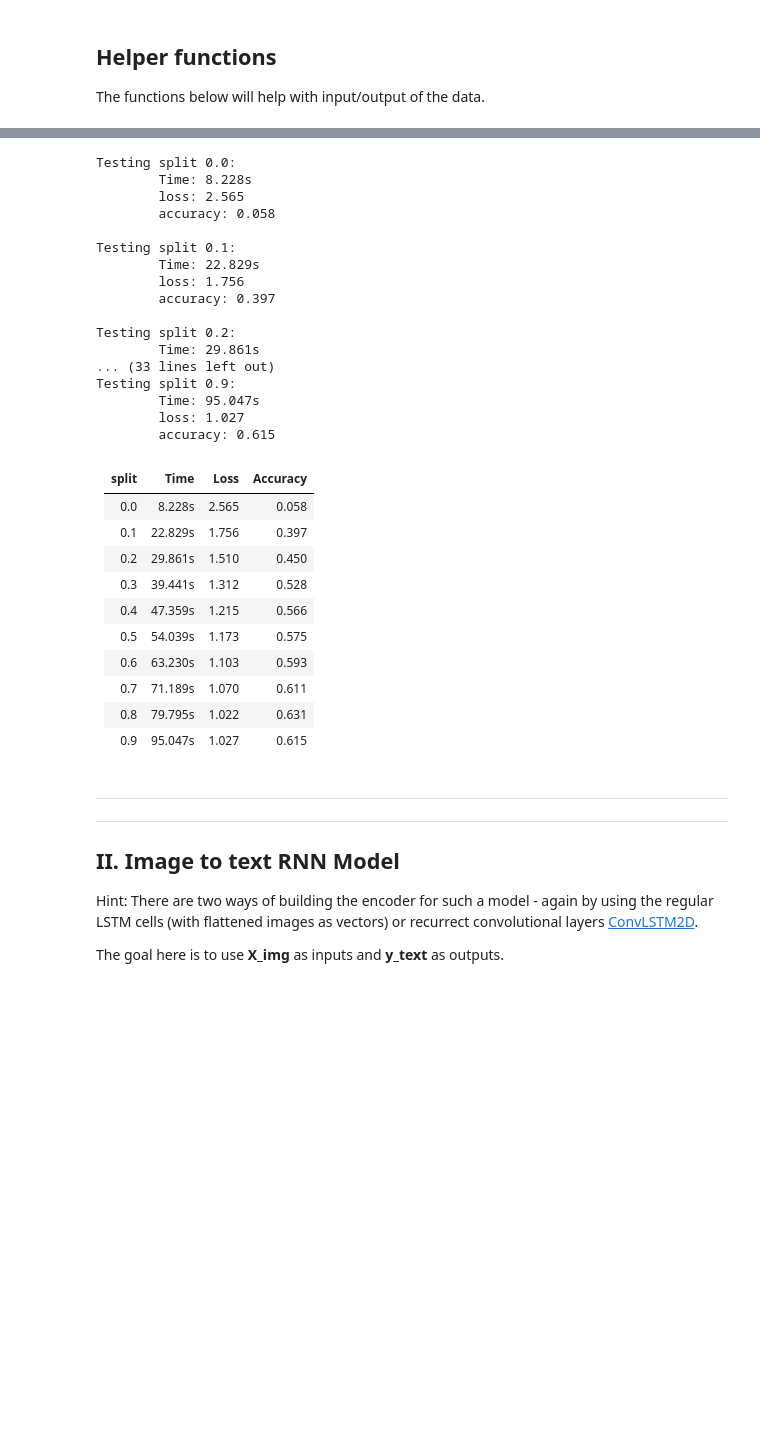
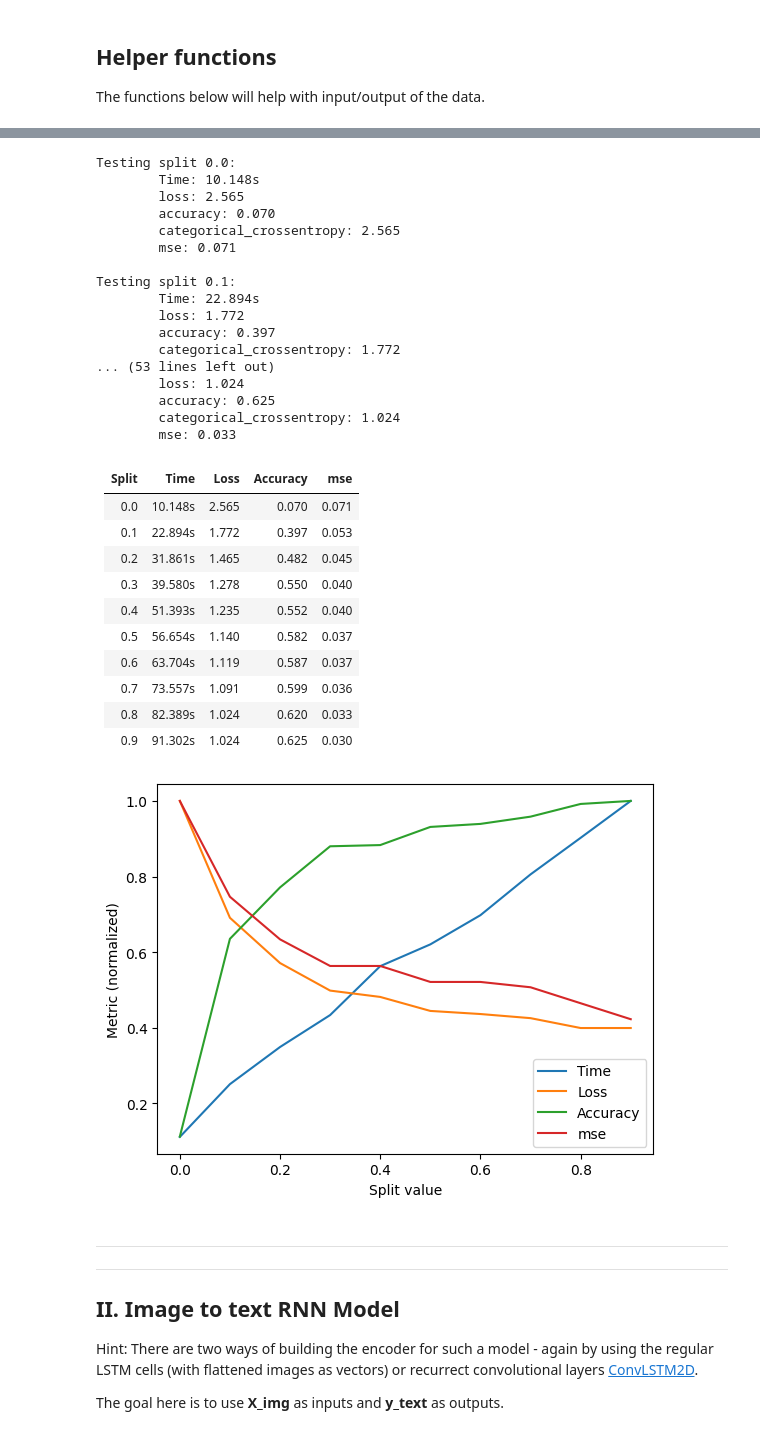
Before and after one commit to Spijkerberg/IDL-A2, a Jupyter notebook: individual_solns/A2_menno.ipynb, the cells around one changed output, grey strips where cells are left out. Saved outputs shown, nothing was run; the diff lists cells and outputs as text; code cells hidden in the pictures; blank space fills up the shorter version.

```diff
--- a/individual_solns/A2_menno.ipynb
+++ b/individual_solns/A2_menno.ipynb
@@ -363,9 +348,11 @@ _________________________________________________________________
 # %%
-def test_splits(splits: list[int], model: str = ['T2T', 'I2T', 'T2I'], fit_kwargs: dict = {'batch_size': 256, 'validation_split': 0.1}):
+def test_splits(splits: list[int], model_name: str = ['T2T', 'I2T', 'T2I'],
+                fit_kwargs: dict = {'batch_size': 256, 'validation_split': 0.1},
+                metrics: list = ['accuracy', 'mse']):
     for split in splits:
         now = time.time()
-        match model:
-            case 'T2T': model = build_text2text_model()
+        match model_name:
+            case 'T2T': model = build_text2text_model(metrics = metrics)
             case _: raise Exception('Unsupported model provided')
 
         print(f"Testing split {split}:")
@@ -380,12 +367,12 @@ def test_splits(splits: list[int], model: str = ['T2T', 'I2T', 'T2I'], fit_kwarg
             X_train, X_test, y_train, y_test = train_test_split(X_text_onehot, y_text_onehot, train_size=float(split))
 
         if 0 < split <= 1: # fit the model as long as the split is greater than 0
-            T2T.fit(X_train, y_train, **fit_kwargs, verbose=0)
+            model.fit(X_train, y_train, **fit_kwargs, verbose=0)
 
         if 0 <= split < 1: # evaluate unless there is no testing data
-            score = T2T.evaluate(X_test, y_test, verbose=0)
+            score = model.evaluate(X_test, y_test, verbose=0)
             print(f"\tTime: {time.time()-now:.3f}s")
-            for m, n in zip(score, T2T.metrics_names):
+            for m, n in zip(score, model.metrics_names):
                 print(f"\t{n}: {m:.3f}")
         print()
 
@@ -401,35 +388,52 @@ test_splits([i/10 for i in range(10)], 'T2T', fit_kwargs)
 #
 # %% [output]
 Testing split 0.0:
-        Time: 8.228s
+        Time: 10.148s
         loss: 2.565
-        accuracy: 0.058
+        accuracy: 0.070
+        categorical_crossentropy: 2.565
+        mse: 0.071
 
 Testing split 0.1:
-        Time: 22.829s
-        loss: 1.756
+        Time: 22.894s
+        loss: 1.772
         accuracy: 0.397
-
-Testing split 0.2:
-        Time: 29.861s
-... (33 lines left out)
-Testing split 0.9:
-        Time: 95.047s
-        loss: 1.027
-        accuracy: 0.615
+        categorical_crossentropy: 1.772
+... (53 lines left out)
+        loss: 1.024
+        accuracy: 0.625
+        categorical_crossentropy: 1.024
+        mse: 0.033
 # %% [markdown]
-| split | Time | Loss | Accuracy   |
-|-------|------|------|------------|
-|0.0	| 8.228s	| 2.565	| 0.058|
-|0.1	| 22.829s	| 1.756	| 0.397|
-|0.2	| 29.861s	| 1.510	| 0.450|
-|0.3	| 39.441s	| 1.312	| 0.528|
-|0.4	| 47.359s	| 1.215	| 0.566|
-|0.5	| 54.039s	| 1.173	| 0.575|
-|0.6	| 63.230s	| 1.103	| 0.593|
-|0.7	| 71.189s	| 1.070	| 0.611|
-|0.8	| 79.795s	| 1.022	| 0.631|
-|0.9	| 95.047s	| 1.027	| 0.615|
+| Split | Time | Loss | Accuracy | mse |
+| ----- | ---- | ---- | -------- | --- |
+| 0.0   | 10.148s| 2.565| 0.070| 0.071|
+| 0.1   | 22.894s| 1.772| 0.397| 0.053|
+| 0.2   | 31.861s| 1.465| 0.482| 0.045|
+| 0.3   | 39.580s| 1.278| 0.550| 0.040|
+| 0.4   | 51.393s| 1.235| 0.552| 0.040|
+| 0.5   | 56.654s| 1.140| 0.582| 0.037|
+| 0.6   | 63.704s| 1.119| 0.587| 0.037|
+| 0.7   | 73.557s| 1.091| 0.599| 0.036|
+| 0.8   | 82.389s| 1.024| 0.620| 0.033|
+| 0.9   | 91.302s| 1.024| 0.625| 0.030|
+# %%
+splits = [i/10 for i in range(10)]
+time = [10.148, 22.894, 31.861, 39.580, 51.393, 56.654, 63.704, 73.557, 82.389, 91.302]
+loss = [2.565, 1.772, 1.465, 1.278, 1.235, 1.140, 1.119, 1.091, 1.024, 1.024]
+acc = [0.070, 0.397, 0.482, 0.550, 0.552, 0.582, 0.587, 0.599, 0.620, 0.625]
+mse = [0.071, 0.053, 0.045, 0.040, 0.040, 0.037, 0.037, 0.036, 0.033, 0.030]
+plt.figure()
+plt.plot(splits, np.array(time)/max(time), label='Time')
+plt.plot(splits, np.array(loss)/max(loss), label='Loss')
+plt.plot(splits, np.array(acc)/max(acc), label='Accuracy')
+plt.plot(splits, np.array(mse)/max(mse), label='mse')
+plt.xlabel('Split value')
+plt.ylabel('Metric (normalized)')
+plt.legend()
+plt.show()
+# %% [output]
+[figure, added]
 # %% [markdown]
 
 ---
```
Also changed, not shown: parts of 8 cells of this notebook.
